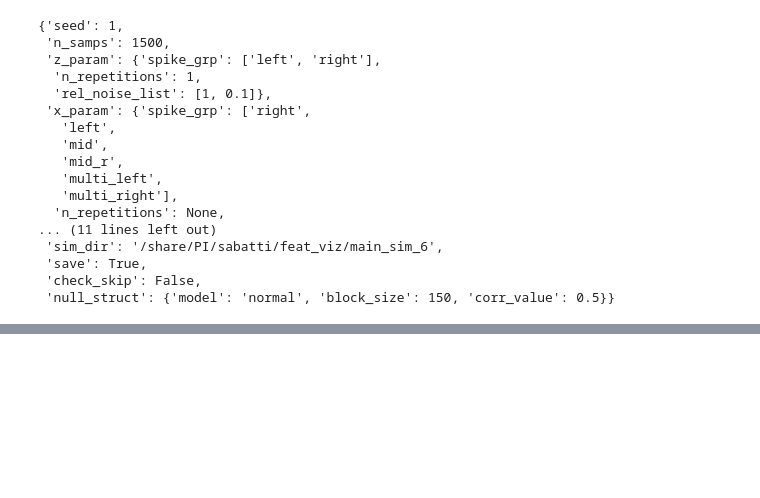
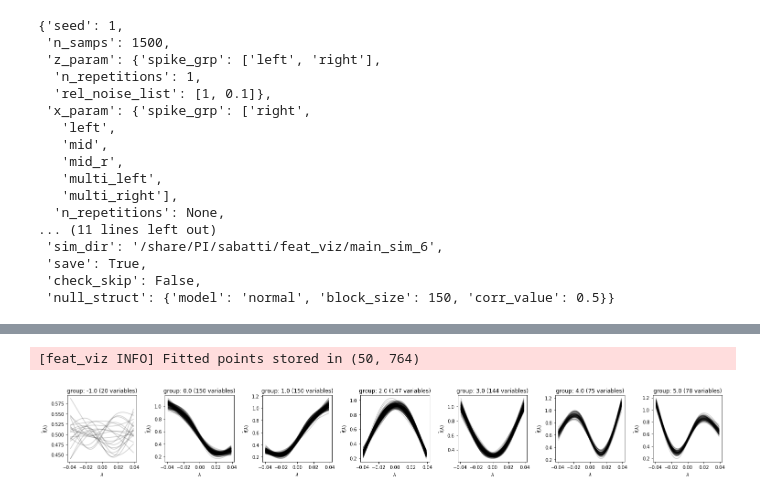
Before and after one commit to yashpatel5400/gliss, a Jupyter notebook: notebooks/dev_sim_clust.ipynb, the cells around one changed output, grey strips where cells are left out. Cells and saved outputs as stored; diff of their text form; code cells hidden in the pictures; blank space fills up the shorter version.

```diff
--- a/notebooks/dev_sim_clust.ipynb
+++ b/notebooks/dev_sim_clust.ipynb
@@ -168,0 +198,42 @@ plt.show()
+# %%
+# partition the variables into groups
+from patsy import dmatrix
+clust_labs = var_ids
+coeff_mtx = c_mtx
+# x = result["lam_update"]
+
+def plot_multi_curves(ax, x, y_mtx, **kwargs):
+    assert len(x) == y_mtx.shape[0], "dimension mismatch"
+    for i in range(y_mtx.shape[1]):
+        ax.plot(x, y_mtx[:,i], **kwargs)
+
+def refit_curves(coeff_mtx, base_args, x):
+    x = np.linspace(min(x), max(x), 50)
+    exog = dmatrix(base_args, {"x": x}, return_type='dataframe')
+    y = np.matmul(exog.values, coeff_mtx.T)
+    logger.info("Fitted points stored in {}".format(y.shape))
+    return x, y
+
+def plot_group_curves(coeff_mtx, clust_labs, base_args, x_init):
+    x_vals, fit_mtx = refit_curves(coeff_mtx, base_args, x_init)
+    assert coeff_mtx.shape[0] == len(clust_labs), "dimension mismatch"
+    unique_labs = np.unique(clust_labs)
+
+    # compute the fitted curves for all genes on the right space
+    fig, axes = plt.subplots(1, len(unique_labs), figsize=(3*len(unique_labs),3))
+    for i_ax, i_lab in enumerate(unique_labs):
+        ax = axes[i_ax]
+        sel_var_idx = [i for i, lab in enumerate(clust_labs) if lab == i_lab]
+
+        plot_multi_curves(ax, x_vals, fit_mtx[:, sel_var_idx],
+                          alpha=0.2, color="black")
+        ax.set_xlabel(r"$\lambda$")
+        ax.set_ylabel(r"$\hat{f}(\lambda)$")
+        ax.set_title(r"group: {} ({} variables)".format(i_lab, len(sel_var_idx)))
+    plt.tight_layout()
+    plt.show()
+
+plot_group_curves(c_mtx[rej_idx, :], var_ids[rej_idx], base_args, result["lam_update"])
+# %% [output]
+[feat_viz INFO] Fitted points stored in (50, 764)
+[figure, added]
```
Also changed, not shown: parts of 13 cells of this notebook.
